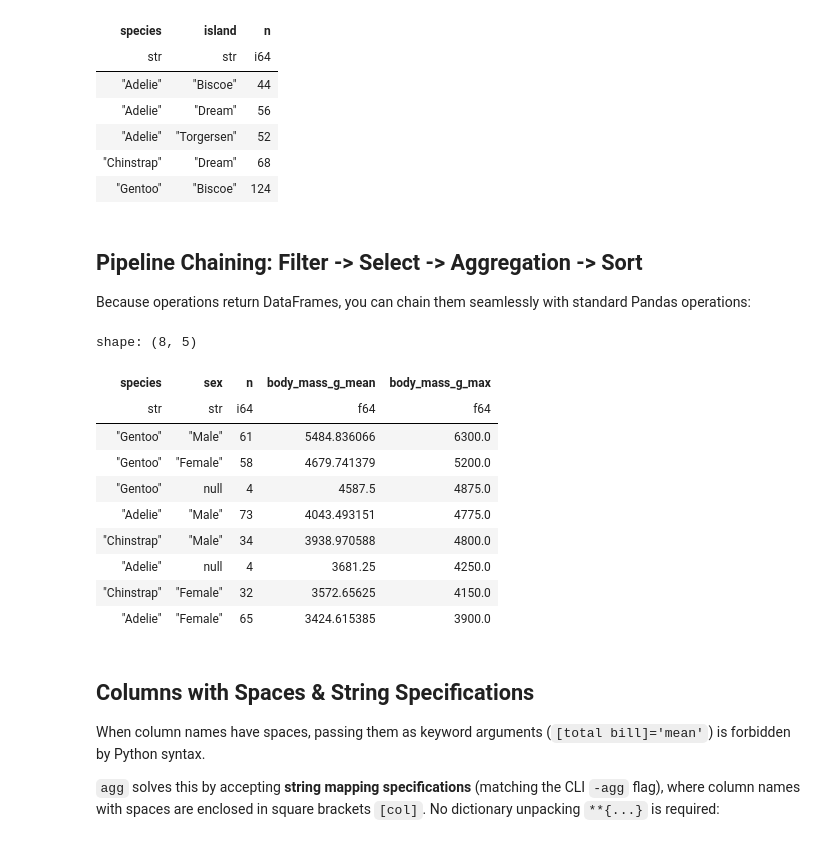
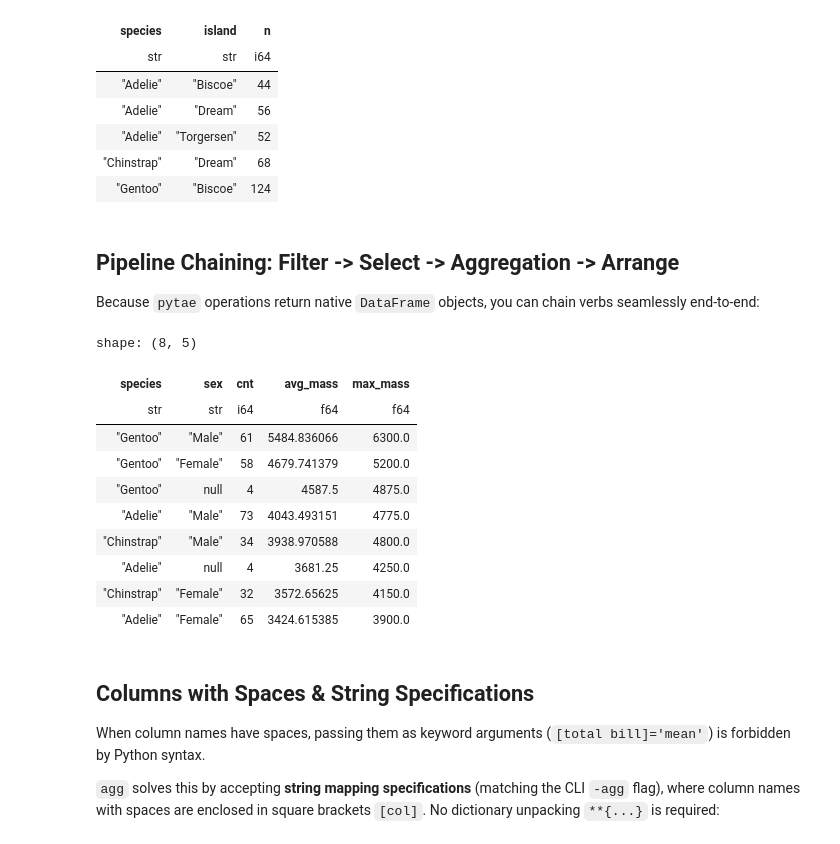
Before and after one commit to maddytae/pytae, a Jupyter notebook: docs/detailed_docs/library/agg.ipynb, the cells around one changed output. Cells and saved outputs as stored; diff of their text form; code cells hidden in the pictures.

```diff
--- a/docs/detailed_docs/library/agg.ipynb
+++ b/docs/detailed_docs/library/agg.ipynb
@@ -195,21 +254,25 @@ shape: (5, 3)
 | "Chinstrap" | "Dream" | 68 |
 | "Gentoo" | "Biscoe" | 124 |
 # %% [markdown]
-## Pipeline Chaining: Filter -> Select -> Aggregation -> Sort
+## Pipeline Chaining: Filter -> Select -> Aggregation -> Arrange
 
-Because  operations return DataFrames, you can chain them seamlessly with standard Pandas operations:
+Because `pytae` operations return native `DataFrame` objects, you can chain verbs seamlessly end-to-end:
 # %%
 (
     penguins
     .filter('body_mass_g > 3000')
     .select('species', 'sex', 'body_mass_g')
     .by('species', 'sex')
-    .agg(a=['mean', 'max', 'n'])
-    .sort_values('body_mass_g_mean', ascending=False)
+    .agg(
+        cnt='n',
+        avg_mass='body_mass_g:mean',
+        max_mass='body_mass_g:max',
+    )
+    .arrange('-avg_mass')
 )
 # %% [output]
 shape: (8, 5)
-| species | sex | n | body_mass_g_mean | body_mass_g_max |
+| species | sex | cnt | avg_mass | max_mass |
 | str | str | i64 | f64 | f64 |
 | "Gentoo" | "Male" | 61 | 5484.836066 | 6300.0 |
 | "Gentoo" | "Female" | 58 | 4679.741379 | 5200.0 |
```
Also changed, not shown: parts of 17 cells of this notebook, 2 other files.
